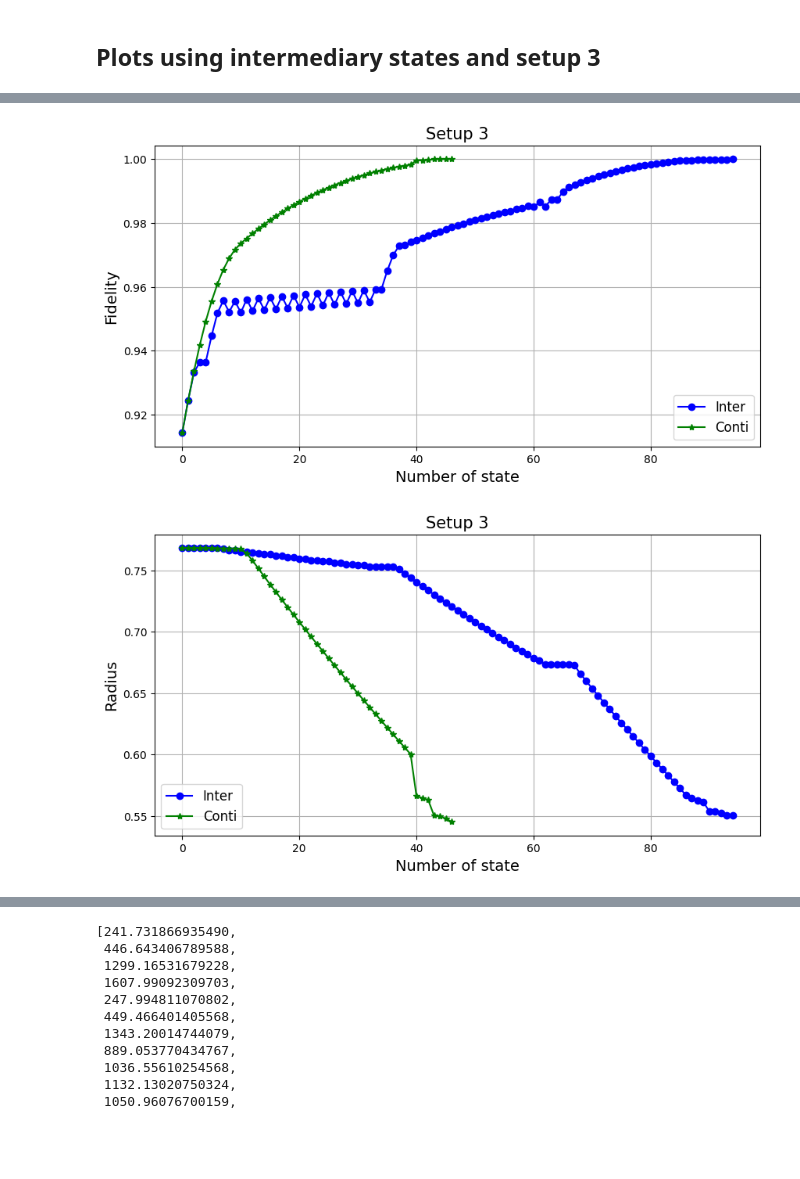
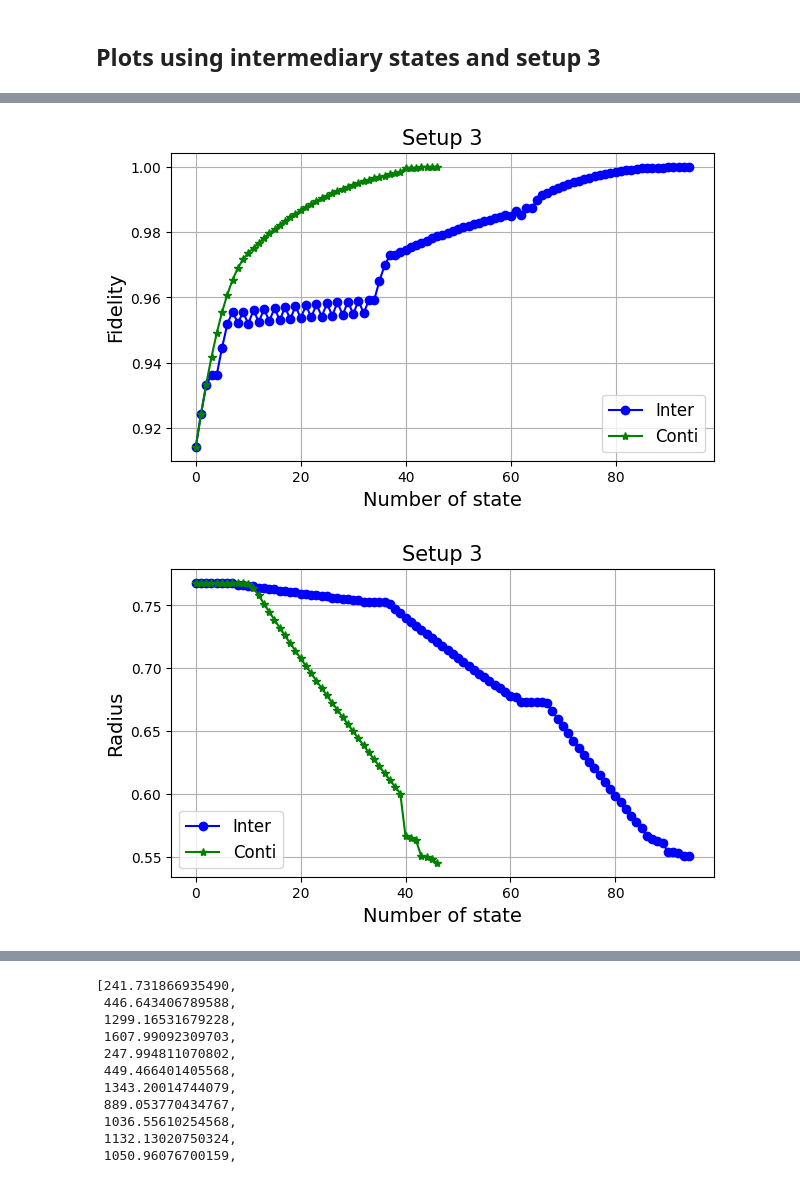
Before and after one commit to murogrande/Qcontrol_Geometry-of-density-matrices, a Jupyter notebook: plots fidelity-towards-intermediary.ipynb, the cells around one changed output, grey strips where cells are left out. Cells and saved outputs as stored; diff of their text form; code cells hidden in the pictures; blank space fills up the shorter version.

```diff
--- a/plots fidelity-towards-intermediary.ipynb
+++ b/plots fidelity-towards-intermediary.ipynb
@@ -167,7 +167,7 @@ nrm = mpl.colors.Normalize(0,length)
 #colors = cm.winter(nrm(range(length))) # options: cool, summer, winter, autumn etc.
 colors = cm.winter(range(length)) # options: cool, summer, winter, autumn etc.
 
-b = qutip.Bloch(view=[170,50],figsize=[6,6])
+b = qutip.Bloch(view=[170,50],figsize=[3,3])
 b.sphere_alpha=0.2
 b.point_color = ['r'] # options: 'r', 'g', 'b' etc.
 b.point_marker = ['o']
@@ -190,7 +190,7 @@ for i in range(len(vectorgeo)):
 
 #b.add_points(auxri)
 #b.add_points(auxsf)
-newbloch=qutip.Bloch(view=[170,50],figsize=[6,6])
+newbloch=qutip.Bloch(view=[170,50],figsize=[3,3])
 newbloch.point_color = ['b'] # options: 'r', 'g', 'b' etc.
 newbloch.point_marker = ['*']
 newbloch.point_size = [20]
@@ -444,7 +445,7 @@ nrm = mpl.colors.Normalize(0,length)
 #colors = cm.winter(nrm(range(length))) # options: cool, summer, winter, autumn etc.
 colors = cm.winter(range(length)) # options: cool, summer, winter, autumn etc.
 
-b = qutip.Bloch(view=[170,10],figsize=[6,6])
+b = qutip.Bloch(view=[170,10],figsize=[3,3])
 b.sphere_alpha=0.2
 b.point_color = ['r'] # options: 'r', 'g', 'b' etc.
 b.point_marker = ['o']
@@ -467,7 +468,7 @@ vectorgeo = [bloch_vector(rho) for rho in geolist]
 
 #b.add_points(auxri)
 #b.add_points(auxsf)
-newbloch=qutip.Bloch(view=[170,30],figsize=[6,6])
+newbloch=qutip.Bloch(view=[170,30],figsize=[3,3])
 newbloch.point_color = ['b'] # options: 'r', 'g', 'b' etc.
 newbloch.point_marker = ['*']
 newbloch.point_size = [20]
@@ -487,32 +488,32 @@ newbloch.show()
 # %%
 # data
 xaxis = [i for i in range(len(solestes))]
 
 # create a figure and axes
 fig, ax = plt.subplots()
 
 # plot the data
 ax.plot(xaxis, listfidelitiesint, '-o', color='blue',label="Inter")
 
 #####################
 
 # data without intermediary states
 xaxis1 = [i for i in range(len(finalestados))]
 ax.plot(xaxis1, listfidelities, '-*', color='green',label="Conti")
 #########################
 
 # add labels and title
 ax.set_xlabel('Number of state',fontsize=14)
 ax.set_ylabel('Fidelity',fontsize=14)
 ax.set_title('Setup 3',fontsize=15)
 plt.grid()
 fig = plt.gcf()
-fig.set_size_inches(10, 5)
+fig.set_size_inches(7, 4)
 plt.legend(fontsize=12,loc='lower right')
 # show the plot
 plt.show()
 # %% [output]
-[figure, old version]
+[figure, new version]
 # %%
 # create a figure and axes
 fig, ax = plt.subplots()
@@ -527,12 +528,12 @@ ax.set_ylabel('Radius',fontsize=14)
 ax.set_title('Setup 3',fontsize=15)
 plt.grid()
 fig = plt.gcf()
-fig.set_size_inches(10, 5)
+fig.set_size_inches(7, 4)
 plt.legend(fontsize=12,loc='lower left')
 # show the plot
 plt.show()
 # %% [output]
-[figure, old version]
+[figure, new version]
 # %%
 # create a figure and axes
 fig, ax = plt.subplots()
```
Also changed, not shown: parts of 10 cells of this notebook, 2 other files.
